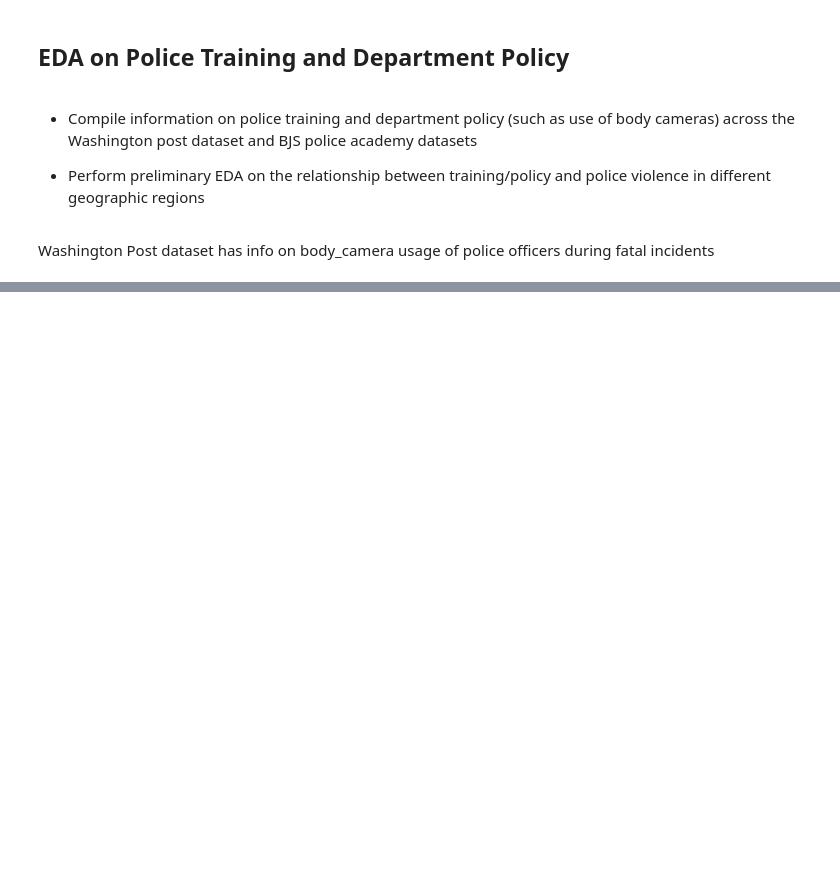
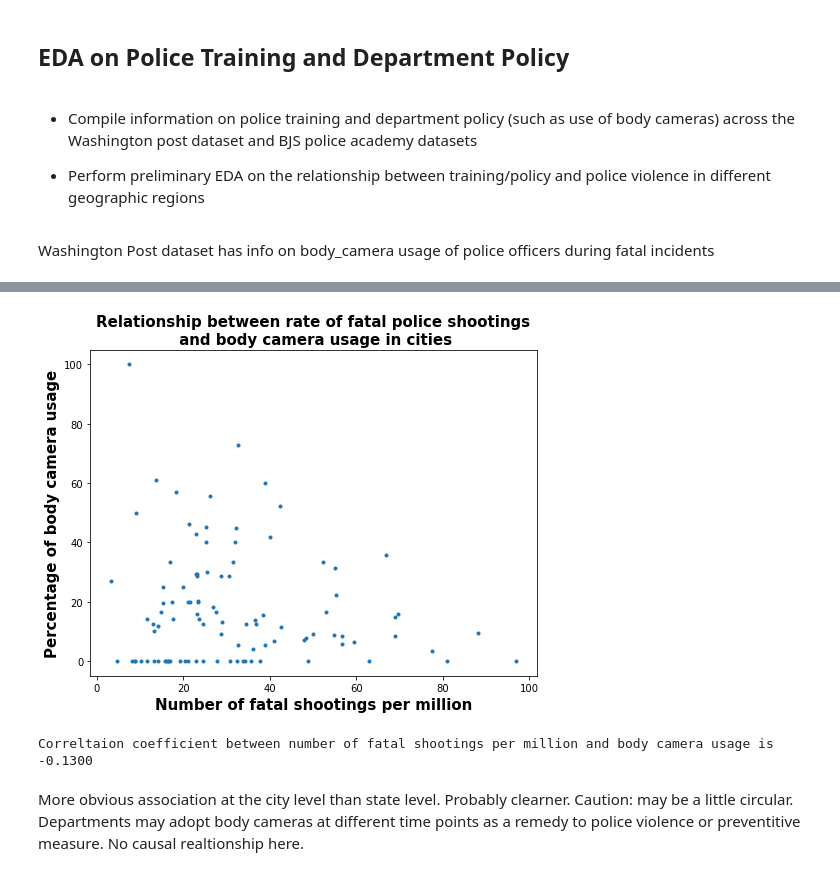
Before and after one commit to annajaffe/police-violence, a Jupyter notebook: CY_EDA_notebook.ipynb, the cells around one changed output, grey strips where cells are left out. Drawn from its saved outputs; the diff is of its cells as text; code cells hidden in the pictures; blank space fills up the shorter version.

```diff
--- a/CY_EDA_notebook.ipynb
+++ b/CY_EDA_notebook.ipynb
@@ -76,0 +285,3 @@ array([], shape=(0, 9), dtype=object)
+# %%
+city='Kansas City, MO'
+city in (wapo['city']+ ', '+ wapo['state']).values
@@ -76,0 +290,25 @@ array([], shape=(0, 9), dtype=object)
+# %%
+pd_100_shootings = {}
+pd_100_bodycam={} # how many times body cameras are used
+
+use_of_force = pd.read_csv('data/use-of-force.csv')
+
+for city in use_of_force['Police Department'].values:
+    if city in wapo.groupby('city').size().index:
+        pd_100_shootings[city] = (wapo.groupby('city').size()[city])
+        pd_100_bodycam[city] = wapo.groupby('city')['body_camera'].value_counts().unstack(fill_value=0)[True][city]
+    elif city in (wapo['city']+ ', '+ wapo['state']).values: # Kansas City, MO
+        pd_100_shootings[city] = (len(wapo[(wapo['city']+ ', '+ wapo['state']) == city]))
+        pd_100_bodycam[city] = sum(wapo[(wapo['city']+ ', '+ wapo['state']) == city]['body_camera']==True)
+    elif city in (wapo['city']+ ' '+ wapo['state']).values: # Washington DC
+        pd_100_shootings[city] = (len(wapo[(wapo['city']+ ' '+ wapo['state']) == city]))
+        pd_100_bodycam[city] = sum(wapo[(wapo['city']+ ' '+ wapo['state']) == city]['body_camera']==True)
+
+# city_pop = pd.read_csv('/Users/kamranahmed/Downloads/cities.csv')
+# use_of_force['POP'] = city_pop['POP']
+
+use_of_force = use_of_force.join(pd.DataFrame(pd_100_shootings.values(), index=pd_100_shootings.keys(), columns=['Number of shootings']), on='Police Department')
+use_of_force = use_of_force.join(pd.DataFrame(pd_100_bodycam.values(), index=pd_100_bodycam.keys(), columns=['Number of body cam usage']), on='Police Department')
+use_of_force['percent body cam used']=100*use_of_force['Number of body cam usage']/use_of_force['Number of shootings']
+use_of_force['shootings per 1M'] = (use_of_force['Number of shootings']/use_of_force['Total Population'])*1000000
+use_of_force = use_of_force.sort_values(by=['shootings per 1M'], ascending=False)
@@ -76,0 +325,17 @@ array([], shape=(0, 9), dtype=object)
+# %%
+# plot percent body cam used vs shooting per million for cities
+fig,ax=plt.subplots(figsize=(8,6))
+ax.plot(use_of_force['shootings per 1M'],use_of_force['percent body cam used'],'.')
+ax.set_title('Relationship between rate of fatal police shootings\n and body camera usage in cities',fontweight='bold',fontsize=15)
+ax.set_xlabel('Number of fatal shootings per million',fontweight='bold',fontsize=15)
+ax.set_ylabel('Percentage of body camera usage',fontweight='bold',fontsize=15);
+# %% [output]
+[figure, added]
+# %%
+r_city=np.corrcoef(use_of_force['shootings per 1M'],use_of_force['percent body cam used'])[0,1]
+print(f'Correltaion coefficient between number of fatal shootings per million and body camera usage is {r_city:.4f}')
+# %% [output]
+Correltaion coefficient between number of fatal shootings per million and body camera usage is -0.1300
+# %% [markdown]
+More obvious association at the city level than state level. Probably clearner.
+Caution: may be a little circular. Departments may adopt body cameras at different time points as a remedy to police violence or preventitive measure. No causal realtionship here.
```
Also changed, not shown: parts of 78 cells of this notebook, 2 other files.
